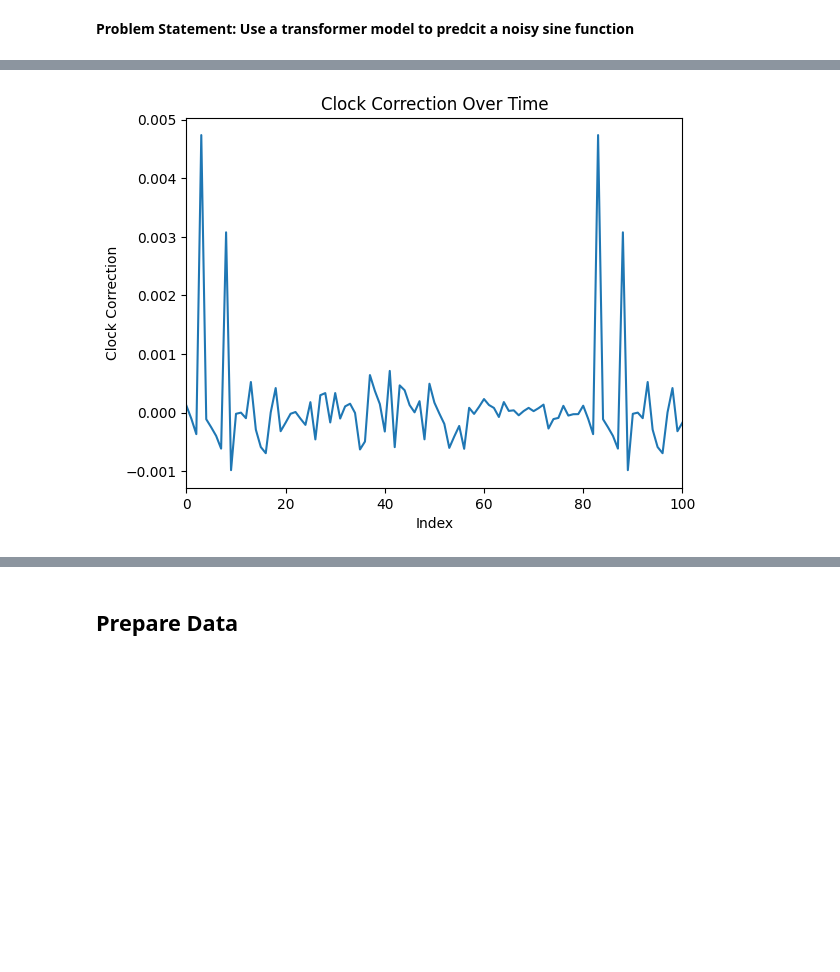
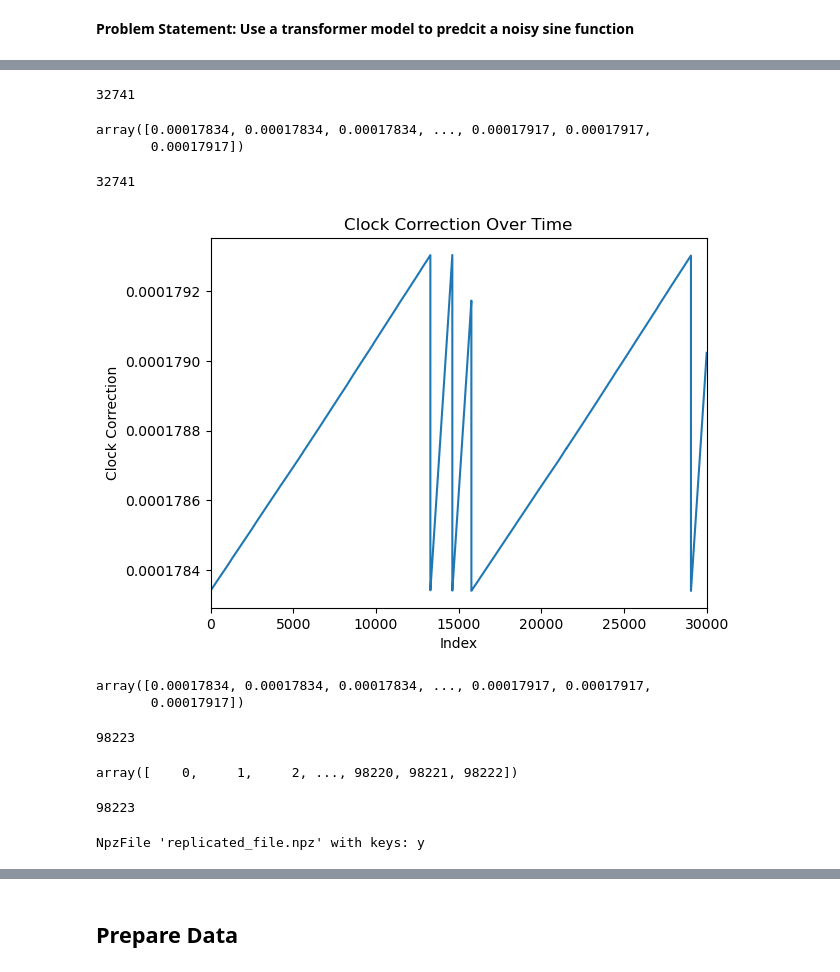
Before and after one commit to marilynbraojos/transformer_demo, a Jupyter notebook: gps2309.ipynb, the cells around one changed output, grey strips where cells are left out. Saved outputs shown, nothing was run; the diff lists cells and outputs as text; code cells hidden in the pictures; blank space fills up the shorter version.

Commit message:
Add files via upload
repeated clock signal

```diff
--- a/gps2309.ipynb
+++ b/gps2309.ipynb
@@ -88,10 +74,24 @@ np.savez('short_elements.npz', short_elements=short_elements)
-# %%
-# Plotting with custom indices as x-axis
-plt.plot(indices, clock_correction)
-plt.xlabel('Index')
-plt.ylabel('Clock Correction')
-plt.title('Clock Correction Over Time')
-plt.xlim(0, 100)  # Adjust the x-axis limit as needed
-plt.show()
-# %% [output]
-[figure, removed]
+# %%
+len(indices)
+# %% [output]
+32741
+# %%
+clock_correction = data['y']
+clock_correction
+# %% [output]
+array([0.00017834, 0.00017834, 0.00017834, ..., 0.00017917, 0.00017917,
+       0.00017917])
+# %%
+len(clock_correction)
+# %% [output]
+32741
+# %%
+# Plotting with custom indices as x-axis
+plt.plot(indices, clock_correction)
+plt.xlabel('Index')
+plt.ylabel('Clock Correction')
+plt.title('Clock Correction Over Time')
+plt.xlim(0, 30000)  # Adjust the x-axis limit as needed
+plt.show()
+# %% [output]
+[figure, added]
@@ -97,0 +100,10 @@ plt.show()
+# %%
+y_replicated = np.tile(clock_correction, n_replications)
+y_replicated
+# %% [output]
+array([0.00017834, 0.00017834, 0.00017834, ..., 0.00017917, 0.00017917,
+       0.00017917])
+# %%
+len(y_replicated)
+# %% [output]
+98223
@@ -97,0 +119,10 @@ plt.show()
+# %%
+times = 2  # Number of times to extend the array (each full extension increases the length by len(x))
+x_replicated = extend_array(indices, times)
+x_replicated
+# %% [output]
+array([    0,     1,     2, ..., 98220, 98221, 98222])
+# %%
+len(x_replicated)
+# %% [output]
+98223
@@ -97,0 +131,5 @@ plt.show()
+# %%
+data = np.load('replicated_file.npz')
+data
+# %% [output]
+NpzFile 'replicated_file.npz' with keys: y
```
Also changed, not shown: parts of 20 cells of this notebook.
